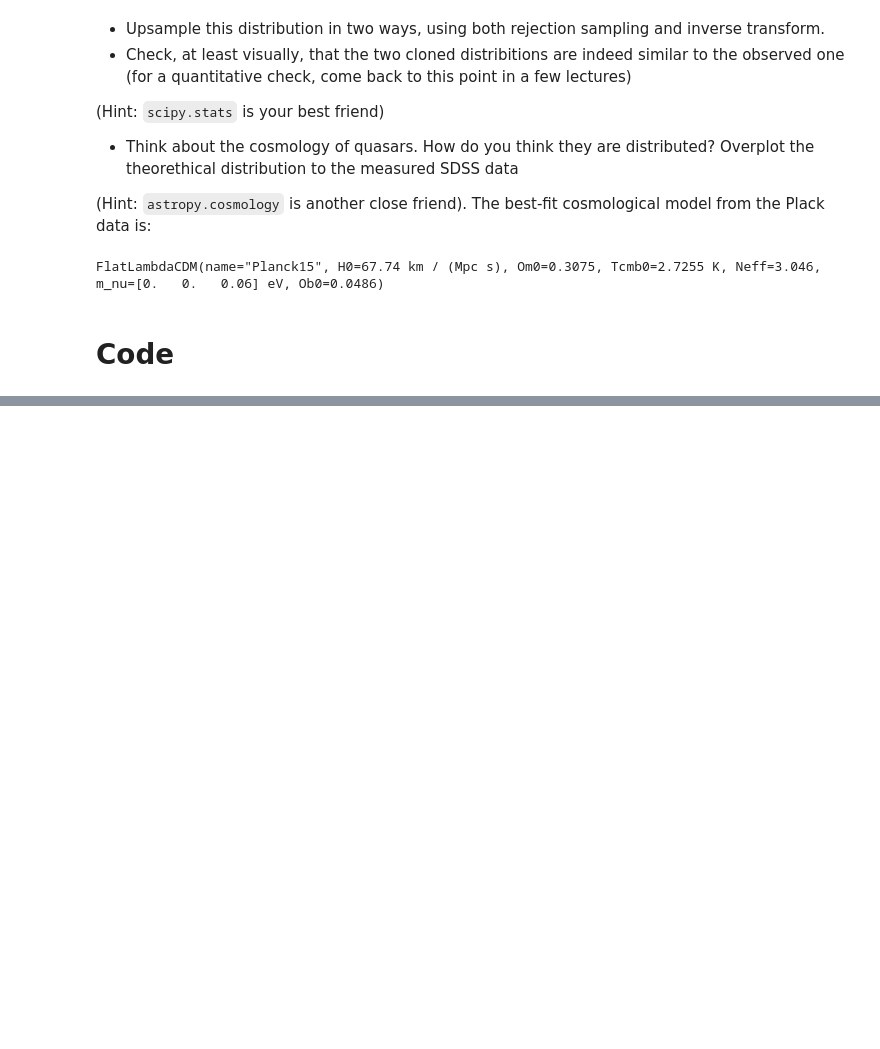
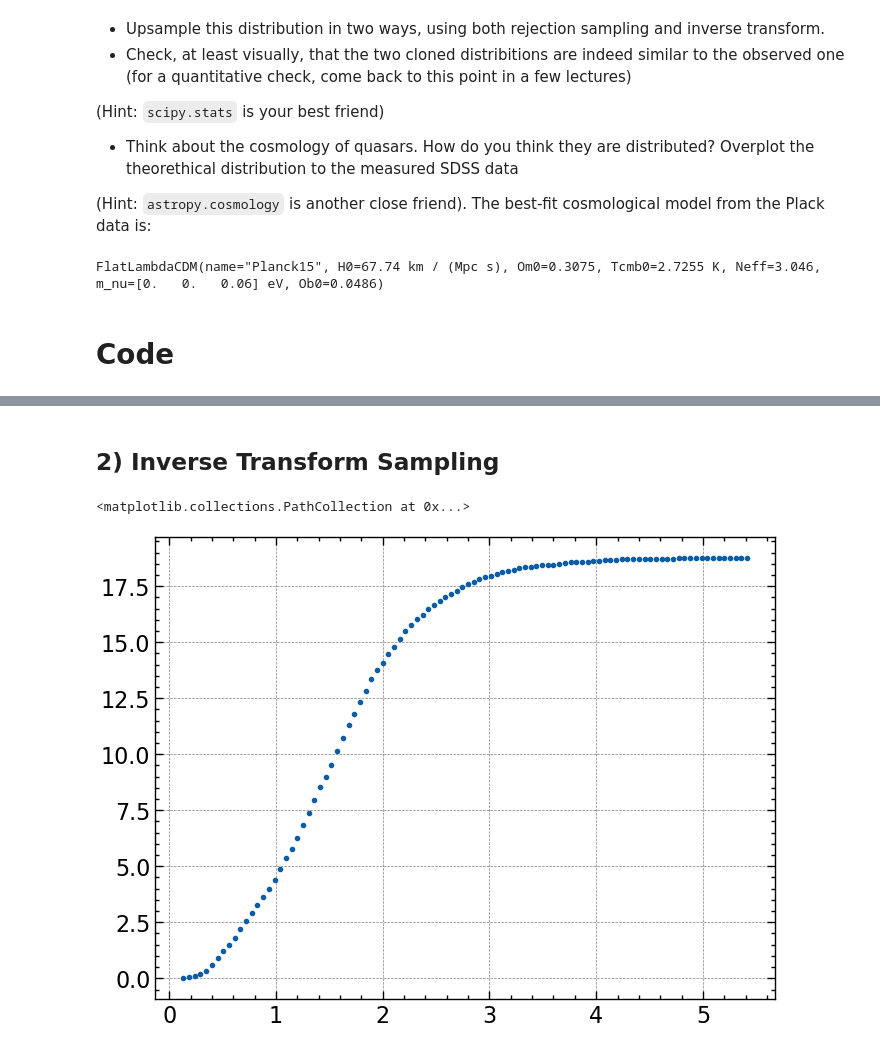
Before and after one commit to M-Bianchi/astrostatistics_bicocca_2024, a Jupyter notebook: working/W04_upsampling_quasars.ipynb, the cells around one changed output, grey strips where cells are left out. Saved outputs shown, nothing was run; the diff lists cells and outputs as text; code cells hidden in the pictures; blank space fills up the shorter version.

```diff
--- a/working/W04_upsampling_quasars.ipynb
+++ b/working/W04_upsampling_quasars.ipynb
@@ -65,0 +78,15 @@ plt.hist(z, bins=100, density=True)
+# %% [markdown]
+## 2) Inverse Transform Sampling
+# %%
+cdf = np.zeros(len(pdf_values))
+
+for i in range(len(pdf_values)):
+    if i==0: cdf[i] = pdf_values[i]
+    else: cdf[i] = cdf[i-1] + pdf_values[i]
+
+bin_centres = bins[:-1] + np.diff(bins)[0]
+
+plt.scatter(bin_centres, cdf, marker='.')
+# %% [output]
+<matplotlib.collections.PathCollection at 0x...>
+[figure, added]
```
Also changed, not shown: parts of 8 cells of this notebook.
